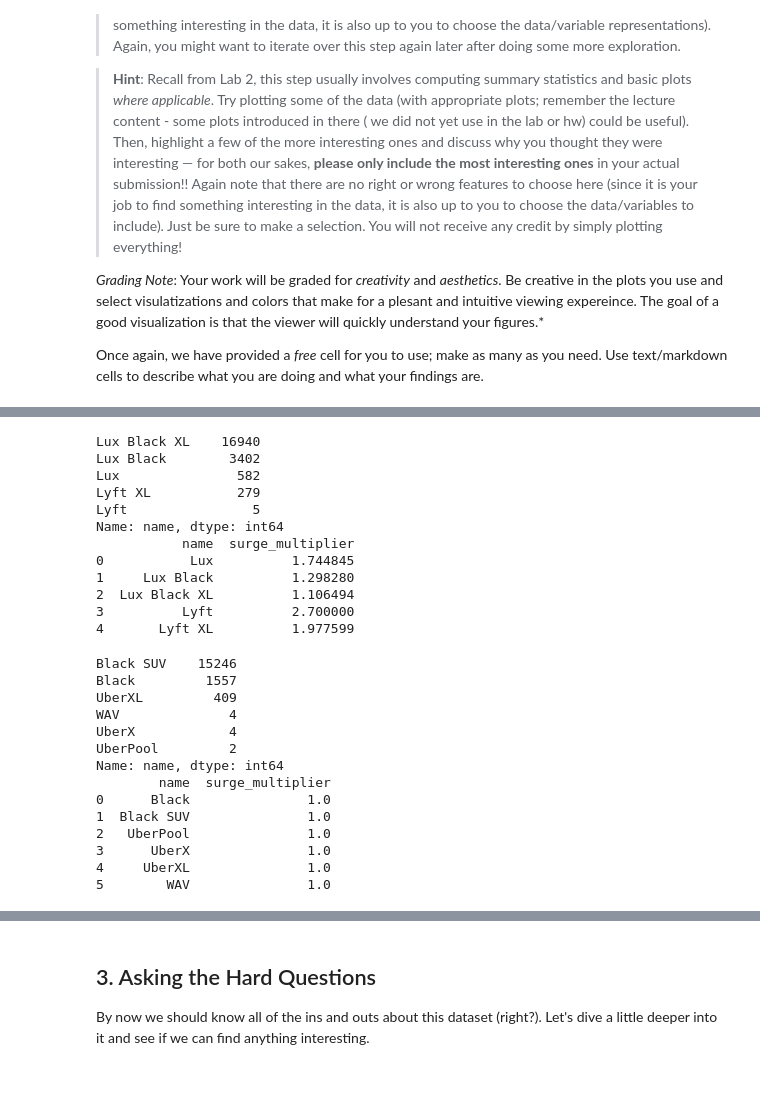
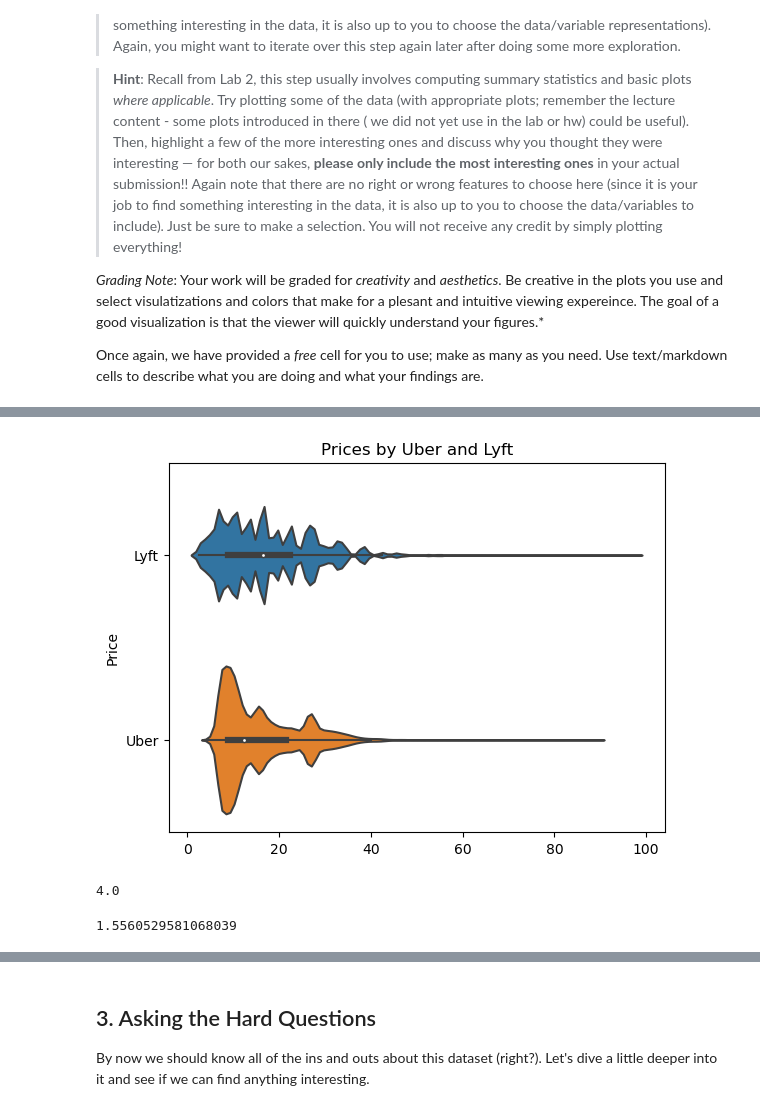
Before and after one commit to jumonlala/217_final_project, a Jupyter notebook: hw6.ipynb, the cells around one changed output, grey strips where cells are left out. Saved outputs shown, nothing was run; the diff lists cells and outputs as text; code cells hidden in the pictures; blank space fills up the shorter version.

```diff
--- a/hw6.ipynb
+++ b/hw6.ipynb
@@ -434,34 +266,20 @@ lyft_outliers
-# %%
-print(lyft_outliers['name'].value_counts())
-print(lyft_outliers.groupby('name').mean()['surge_multiplier'].reset_index())
-# %% [output]
-Lux Black XL    16940
-Lux Black        3402
-Lux               582
-Lyft XL           279
-Lyft                5
-Name: name, dtype: int64
-           name  surge_multiplier
-0           Lux          1.744845
-1     Lux Black          1.298280
-2  Lux Black XL          1.106494
-3          Lyft          2.700000
-4       Lyft XL          1.977599
-# %%
-print(uber_outliers['name'].value_counts())
-print(uber_outliers.groupby('name').mean()['surge_multiplier'].reset_index())
-# %% [output]
-Black SUV    15246
-Black         1557
-UberXL         409
-WAV              4
-UberX            4
-UberPool         2
-Name: name, dtype: int64
-        name  surge_multiplier
-0      Black               1.0
-1  Black SUV               1.0
-2   UberPool               1.0
-3      UberX               1.0
-4     UberXL               1.0
-5        WAV               1.0
+# %%
+sns.violinplot(data = clean_data, x = 'price', y = 'cab_type')
+plt.title("Prices by Uber and Lyft")
+plt.xlabel("")
+plt.ylabel("Price")
+plt.show()
+# %% [output]
+[figure, added]
+# %%
+uber_median = clean_data[clean_data['cab_type'] == 'Uber']['price'].median()
+lyft_median = clean_data[clean_data['cab_type'] == 'Lyft']['price'].median()
+lyft_median - uber_median
+# %% [output]
+4.0
+# %%
+uber_mean = clean_data[clean_data['cab_type'] == 'Uber']['price'].mean()
+lyft_mean = clean_data[clean_data['cab_type'] == 'Lyft']['price'].mean()
+lyft_mean - uber_mean
+# %% [output]
+1.5560529581068039
```
Also changed, not shown: parts of 89 cells of this notebook.
